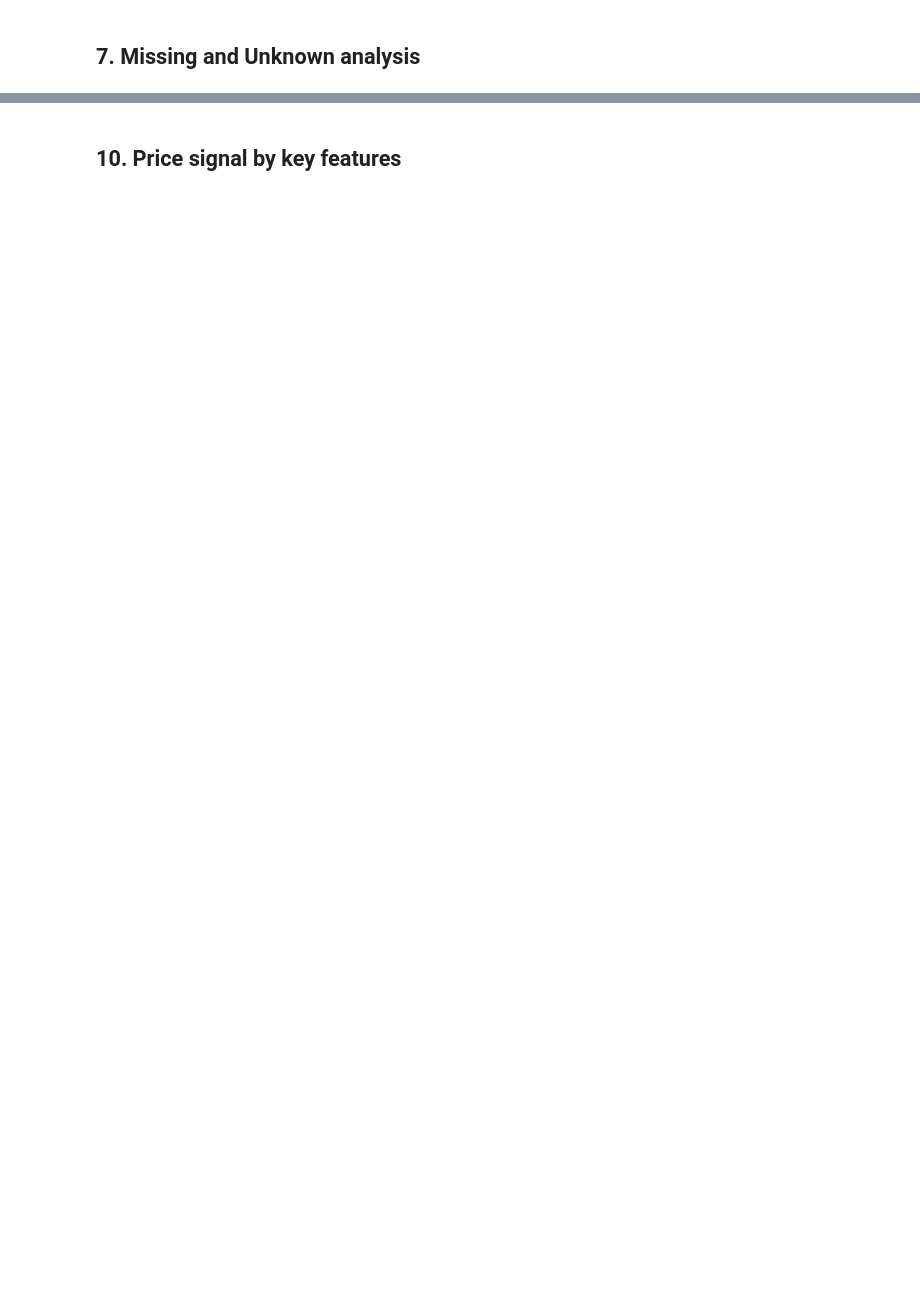
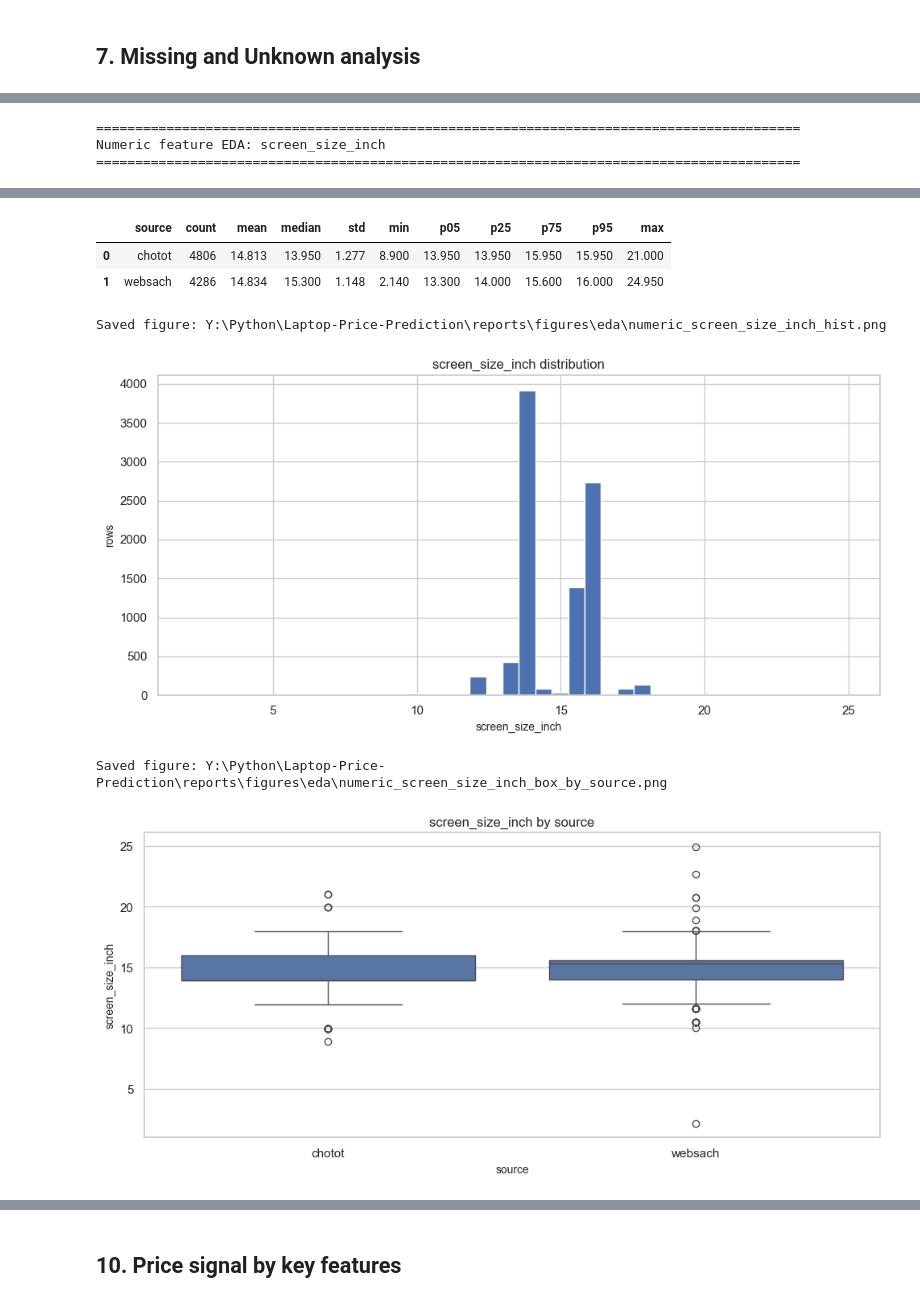
Before and after one commit to thisYui/Laptop-Price-Prediction, a Jupyter notebook: notebooks/data/05_eda.ipynb, the cells around one changed output, grey strips where cells are left out. Saved outputs shown, nothing was run; the diff lists cells and outputs as text; code cells hidden in the pictures; blank space fills up the shorter version.

```diff
--- a/notebooks/data/05_eda.ipynb
+++ b/notebooks/data/05_eda.ipynb
@@ -330,0 +1075,6 @@ print("Interpretation: Unknown-heavy condition/warranty/origin in Websach is sou
+# %%
+run_numeric_eda_for_col(df, "screen_size_inch")
+# %% [output]
+==========================================================================================
+Numeric feature EDA: screen_size_inch
+==========================================================================================
@@ -331 +1092,8 @@ print("Interpretation: Unknown-heavy condition/warranty/origin in Websach is sou
+|  | source | count | mean | median | std | min | p05 | p25 | p75 | p95 | max |
+| 0 | chotot | 4806 | 14.813 | 13.950 | 1.277 | 8.900 | 13.950 | 13.950 | 15.950 | 15.950 | 21.000 |
+| 1 | websach | 4286 | 14.834 | 15.300 | 1.148 | 2.140 | 13.300 | 14.000 | 15.600 | 16.000 | 24.950 |
+Saved figure: Y:\Python\Laptop-Price-Prediction\reports\figures\eda\numeric_screen_size_inch_hist.png
+[figure, added]
+Saved figure: Y:\Python\Laptop-Price-Prediction\reports\figures\eda\numeric_screen_size_inch_box_by_source.png
+[figure, added]
 # %%
```
Also changed, not shown: parts of 88 cells of this notebook, 26 other files.
